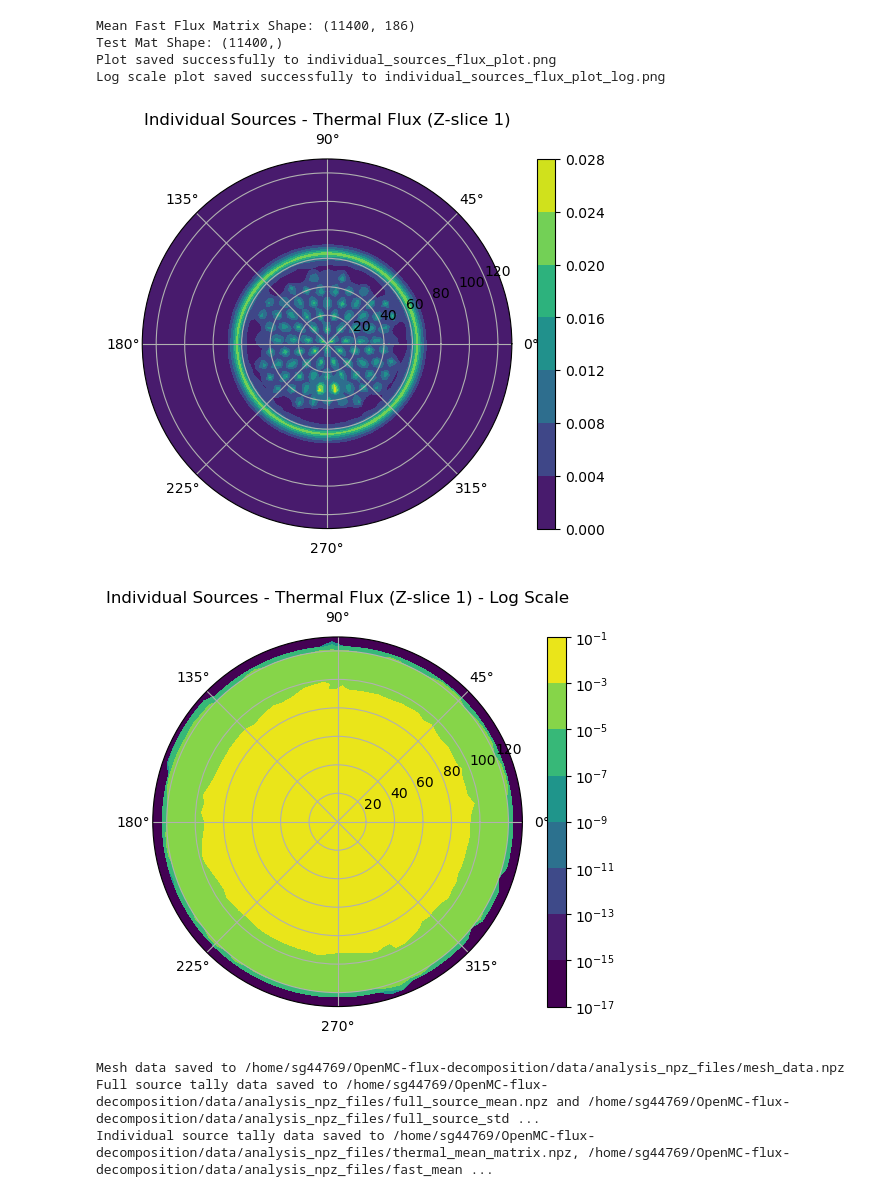
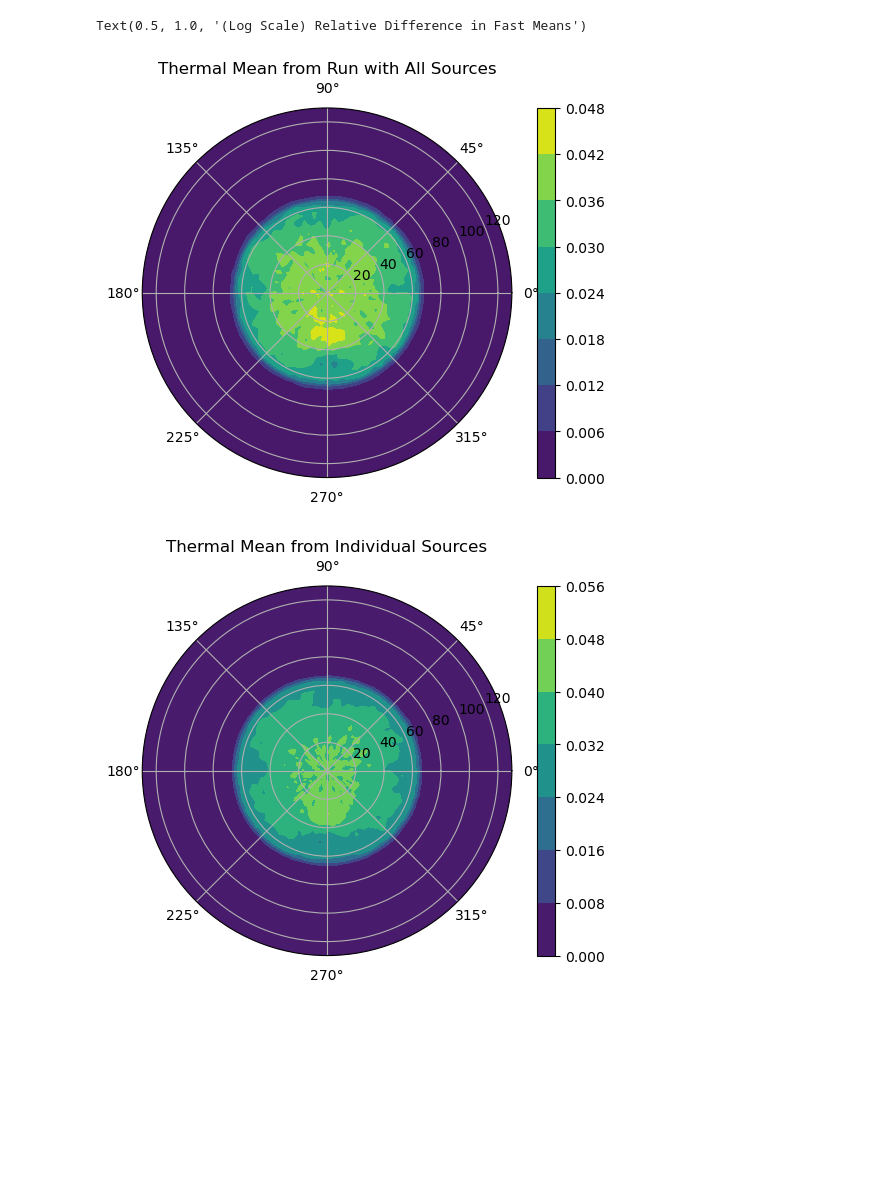
Before and after one commit to sreegudala/OpenMC-flux-decomposition, a Jupyter notebook: analysis/01_compare_decomposition.ipynb, the cells around one changed output. Saved outputs shown, nothing was run; the diff lists cells and outputs as text; code cells hidden in the pictures; blank space fills up the shorter version.

```diff
--- a/analysis/01_compare_decomposition.ipynb
+++ b/analysis/01_compare_decomposition.ipynb
@@ -76,39 +105,0 @@ Log scale plot saved successfully to individual_sources_flux_plot_log.png
-# %%
-mean_fast_flux_matrix = flux_matrices['fast_mean']
-stdev_fast_flux_matrix = flux_matrices['fast_stdev']
-print("Mean Fast Flux Matrix Shape:", mean_fast_flux_matrix.shape)
-test_mat = np.dot(mean_fast_flux_matrix, np.ones(mean_fast_flux_matrix.shape[1]))
-print("Test Mat Shape:", test_mat.shape)
-
-ax = plot_phir_slice(test_mat, mesh.volumes, mesh.phi_grid, mesh.r_grid, slice_index=1)
-ax.set_title(f"Individual Sources - {group_name} Flux (Z-slice {Z_SLICE_INDEX})")
-output_filename_individual = "individual_sources_flux_plot.png"
-plt.savefig(output_filename_individual)
-print(f"Plot saved successfully to {output_filename_individual}")
-
-ax_log = plot_phir_slice_log(test_mat, mesh.volumes, mesh.phi_grid, mesh.r_grid, slice_index=1)
-ax_log.set_title(f"Individual Sources - {group_name} Flux (Z-slice {Z_SLICE_INDEX}) - Log Scale")
-output_filename_individual_log = "individual_sources_flux_plot_log.png"
-plt.savefig(output_filename_individual_log)
-print(f"Log scale plot saved successfully to {output_filename_individual_log}")
-# %% [output]
-Mean Fast Flux Matrix Shape: (11400, 186)
-Test Mat Shape: (11400,)
-Plot saved successfully to individual_sources_flux_plot.png
-Log scale plot saved successfully to individual_sources_flux_plot_log.png
-[figure, removed]
-[figure, removed]
-# %%
-### Save Data as .npz Files ###
-
-save_mesh_data_as_npz(mesh, file_name='mesh_data.npz')
-save_full_source_data_as_npz(mean_full_source_data, stdev_full_source_data, file_path='data/analysis_npz_files', mean_file_name='full_source_mean.npz', stdev_file_name='full_source_stdev.npz')
-save_individual_source_matrices_as_npz(mean_fast_flux_matrix, mean_fast_flux_matrix, stdev_thermal_flux_matrix, stdev_fast_flux_matrix,
-                                       file_path='data/analysis_npz_files', thermal_mean_file_name_template='thermal_mean_matrix.npz',
-                                       fast_mean_file_name_template='fast_mean_matrix.npz',
-                                       thermal_stdev_file_name_template='thermal_stdev_matrix.npz',
-                                       fast_stdev_file_name_template='fast_stdev_matrix.npz')
-# %% [output]
-Mesh data saved to /home/sg44769/OpenMC-flux-decomposition/data/analysis_npz_files/mesh_data.npz
-Full source tally data saved to /home/sg44769/OpenMC-flux-decomposition/data/analysis_npz_files/full_source_mean.npz and /home/sg44769/OpenMC-flux-decomposition/data/analysis_npz_files/full_source_std ...
-Individual source tally data saved to /home/sg44769/OpenMC-flux-decomposition/data/analysis_npz_files/thermal_mean_matrix.npz, /home/sg44769/OpenMC-flux-decomposition/data/analysis_npz_files/fast_mean ...
@@ -114,0 +140,30 @@ Individual source tally data saved to /home/sg44769/OpenMC-flux-decomposition/da
+# %%
+# --- 9. Plot Differences ---
+
+ax = plot_phir_slice(mean_thermal_all_sources, mesh.volumes, mesh.phi_grid, mesh.r_grid, slice_index=1)
+ax.set_title("Thermal Mean from Run with All Sources")
+
+ax = plot_phir_slice(flux_from_ones_source_thermal, mesh.volumes, mesh.phi_grid, mesh.r_grid, slice_index=1)
+ax.set_title("Thermal Mean from Individual Sources")
+
+ax = plot_phir_slice(thermal_rel_diff, mesh.volumes, mesh.phi_grid, mesh.r_grid, slice_index=1)
+ax.set_title("Relative Difference in Thermal Means")
+
+ax = plot_phir_slice_log(thermal_rel_diff, mesh.volumes, mesh.phi_grid, mesh.r_grid, slice_index=1)
+ax.set_title("(Log Scale) Relative Difference in Thermal Means")
+
+ax = plot_phir_slice(mean_fast_all_sources, mesh.volumes, mesh.phi_grid, mesh.r_grid, slice_index=1)
+ax.set_title("Fast Mean from Run with All Sources")
+
+ax = plot_phir_slice(flux_from_ones_source_fast, mesh.volumes, mesh.phi_grid, mesh.r_grid, slice_index=1)
+ax.set_title("Fast Mean from Individual Sources")
+
+ax = plot_phir_slice(fast_rel_diff, mesh.volumes, mesh.phi_grid, mesh.r_grid, slice_index=1)
+ax.set_title("Relative Difference in Fast Means")
+
+ax = plot_phir_slice_log(fast_rel_diff, mesh.volumes, mesh.phi_grid, mesh.r_grid, slice_index=1)
+ax.set_title("(Log Scale) Relative Difference in Fast Means")
+# %% [output]
+Text(0.5, 1.0, '(Log Scale) Relative Difference in Fast Means')
+[figure, added]
+[figure, added]
```
Also changed, not shown: parts of 8 cells of this notebook.
